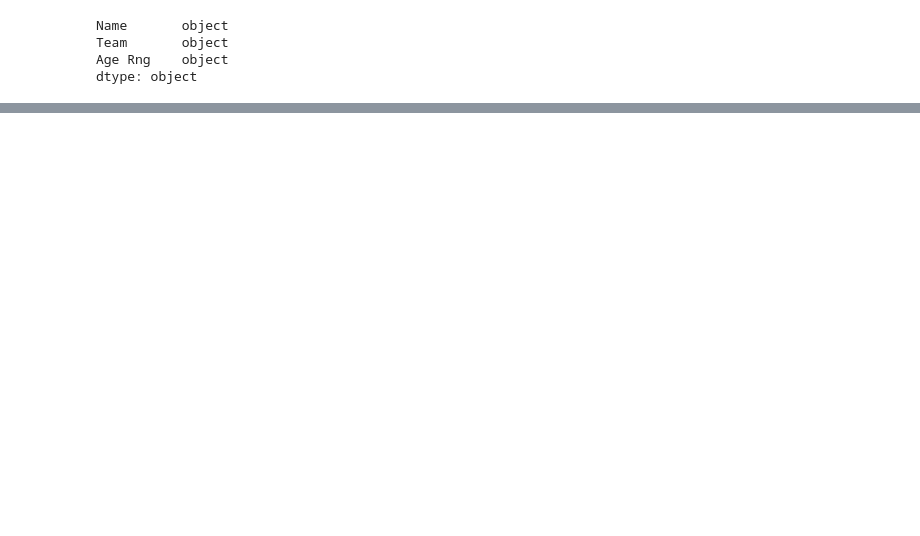
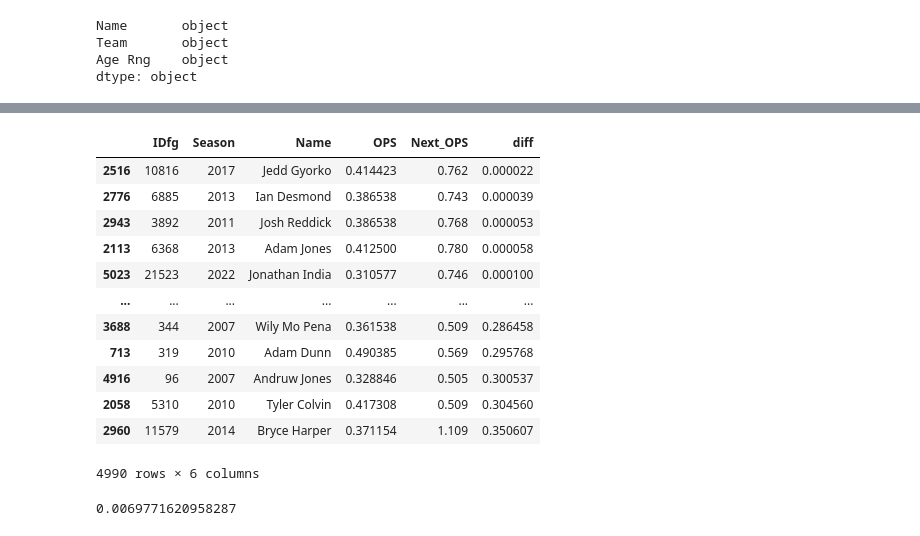
Before and after one commit to stevenarbo3/PredictingOPS, a Jupyter notebook: predictingOPS.ipynb, the cells around one changed output, grey strips where cells are left out. Drawn from its saved outputs; the diff is of its cells as text; code cells hidden in the pictures; blank space fills up the shorter version.

```diff
--- a/predictingOPS.ipynb
+++ b/predictingOPS.ipynb
@@ -114,0 +237,4 @@ from sklearn.model_selection import TimeSeriesSplit
+# %%
+new_predictor_list = predictor_list + ['Player_Season','OPS_Corr','OPS_Season','OPS_Diff']
+# %%
+predictions = backtest(stats, ridge_regression, new_predictor_list)
@@ -114,0 +265,24 @@ from sklearn.model_selection import TimeSeriesSplit
+# %%
+merged = predictions.merge(stats, left_index=True, right_index=True)
+# %%
+merged['diff'] = (predictions['actual'] - predictions['prediction']).abs()
+# %%
+merged[['IDfg', 'Season', 'Name','OPS', 'Next_OPS','diff']].sort_values(['diff'])
+# %% [output]
+|  | IDfg | Season | Name | OPS | Next_OPS | diff |
+| 2516 | 10816 | 2017 | Jedd Gyorko | 0.414423 | 0.762 | 0.000022 |
+| 2776 | 6885 | 2013 | Ian Desmond | 0.386538 | 0.743 | 0.000039 |
+| 2943 | 3892 | 2011 | Josh Reddick | 0.386538 | 0.768 | 0.000053 |
+| 2113 | 6368 | 2013 | Adam Jones | 0.412500 | 0.780 | 0.000058 |
+| 5023 | 21523 | 2022 | Jonathan India | 0.310577 | 0.746 | 0.000100 |
+| ... | ... | ... | ... | ... | ... | ... |
+| 3688 | 344 | 2007 | Wily Mo Pena | 0.361538 | 0.509 | 0.286458 |
+| 713 | 319 | 2010 | Adam Dunn | 0.490385 | 0.569 | 0.295768 |
+| 4916 | 96 | 2007 | Andruw Jones | 0.328846 | 0.505 | 0.300537 |
+| 2058 | 5310 | 2010 | Tyler Colvin | 0.417308 | 0.509 | 0.304560 |
+| 2960 | 11579 | 2014 | Bryce Harper | 0.371154 | 1.109 | 0.350607 |
+4990 rows × 6 columns
+# %%
+mean_squared_error(predictions['actual'], predictions['prediction'])
+# %% [output]
+0.0069771620958287
```
Also changed, not shown: parts of 24 cells of this notebook.
